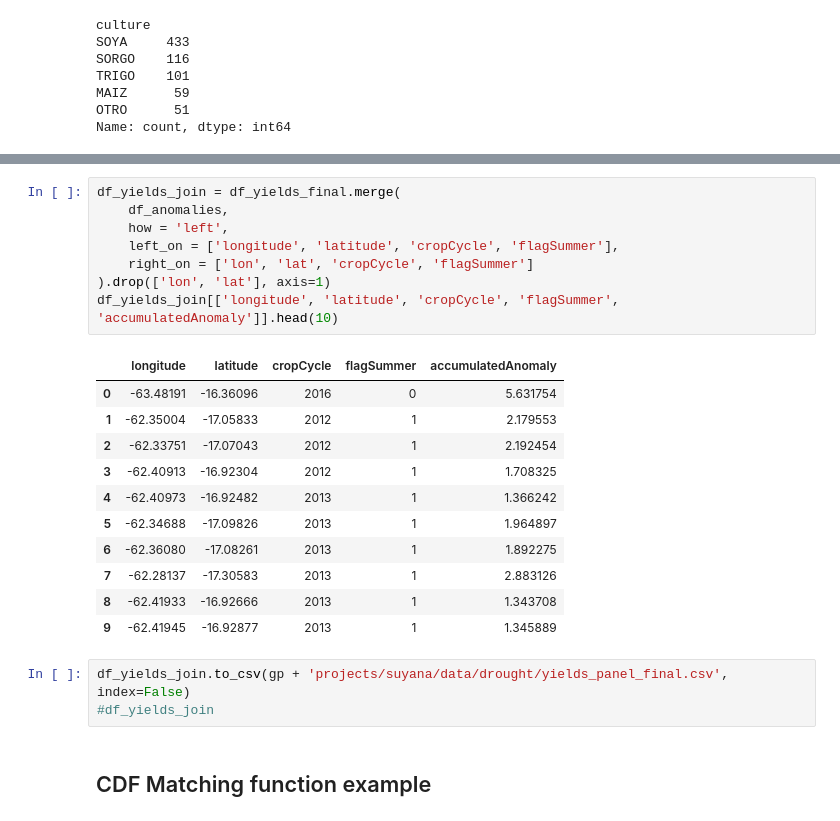
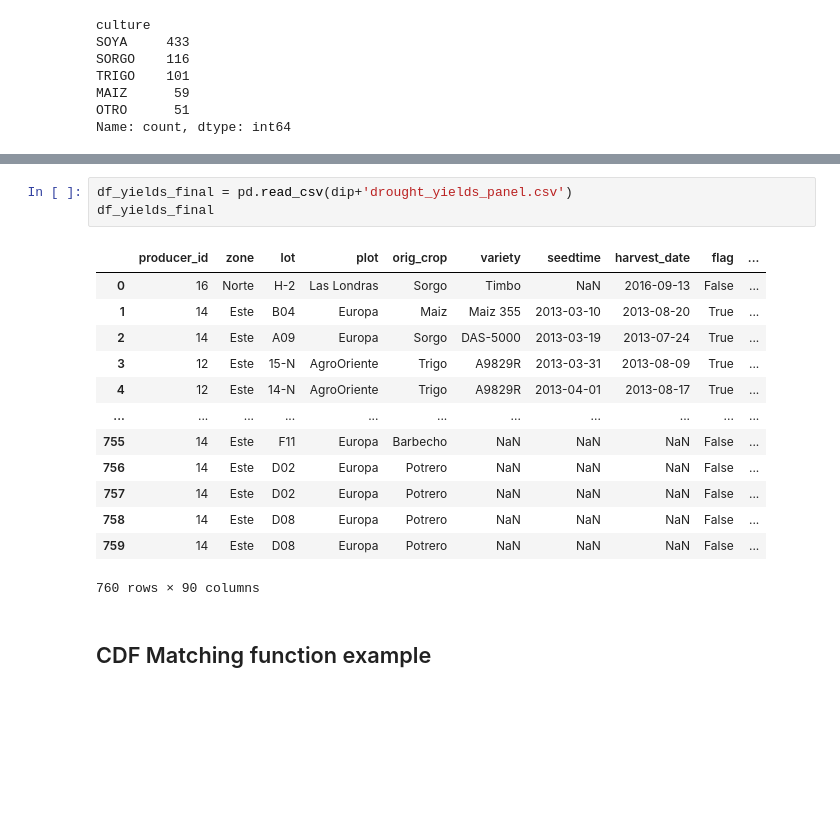
Before and after one commit to gaguilarc98/suyana, a Jupyter notebook: scripts/drought/00_data_treatment.ipynb, the cells around one changed output, grey strips where cells are left out. Cells and saved outputs as stored; diff of their text form; blank space fills up the shorter version.

```diff
--- a/scripts/drought/00_data_treatment.ipynb
+++ b/scripts/drought/00_data_treatment.ipynb
@@ -405,26 +314,20 @@ df_anomalies
-# %%
-df_yields_join = df_yields_final.merge(
-    df_anomalies,
-    how = 'left',
-    left_on = ['longitude', 'latitude', 'cropCycle', 'flagSummer'],
-    right_on = ['lon', 'lat', 'cropCycle', 'flagSummer']
-).drop(['lon', 'lat'], axis=1)
-df_yields_join[['longitude', 'latitude', 'cropCycle', 'flagSummer', 'accumulatedAnomaly']].head(10)
-# %% [output]
-|  | longitude | latitude | cropCycle | flagSummer | accumulatedAnomaly |
-| 0 | -63.48191 | -16.36096 | 2016 | 0 | 5.631754 |
-| 1 | -62.35004 | -17.05833 | 2012 | 1 | 2.179553 |
-| 2 | -62.33751 | -17.07043 | 2012 | 1 | 2.192454 |
-| 3 | -62.40913 | -16.92304 | 2012 | 1 | 1.708325 |
-| 4 | -62.40973 | -16.92482 | 2013 | 1 | 1.366242 |
-| 5 | -62.34688 | -17.09826 | 2013 | 1 | 1.964897 |
-| 6 | -62.36080 | -17.08261 | 2013 | 1 | 1.892275 |
-| 7 | -62.28137 | -17.30583 | 2013 | 1 | 2.883126 |
-| 8 | -62.41933 | -16.92666 | 2013 | 1 | 1.343708 |
-| 9 | -62.41945 | -16.92877 | 2013 | 1 | 1.345889 |
-# %%
-df_yields_join.to_csv(gp + 'projects/suyana/data/drought/yields_panel_final.csv', index=False)
-#df_yields_join
+# %%
+df_yields_final = pd.read_csv(dip+'drought_yields_panel.csv')
+df_yields_final
+# %% [output]
+|  | producer_id | zone | lot | plot | orig_crop | variety | seedtime | harvest_date | flag | ... |
+| 0 | 16 | Norte | H-2 | Las Londras | Sorgo | Timbo | NaN | 2016-09-13 | False | ... |
+| 1 | 14 | Este | B04 | Europa | Maiz | Maiz 355 | 2013-03-10 | 2013-08-20 | True | ... |
+| 2 | 14 | Este | A09 | Europa | Sorgo | DAS-5000 | 2013-03-19 | 2013-07-24 | True | ... |
+| 3 | 12 | Este | 15-N | AgroOriente | Trigo | A9829R | 2013-03-31 | 2013-08-09 | True | ... |
+| 4 | 12 | Este | 14-N | AgroOriente | Trigo | A9829R | 2013-04-01 | 2013-08-17 | True | ... |
+| ... | ... | ... | ... | ... | ... | ... | ... | ... | ... | ... |
+| 755 | 14 | Este | F11 | Europa | Barbecho | NaN | NaN | NaN | False | ... |
+| 756 | 14 | Este | D02 | Europa | Potrero | NaN | NaN | NaN | False | ... |
+| 757 | 14 | Este | D02 | Europa | Potrero | NaN | NaN | NaN | False | ... |
+| 758 | 14 | Este | D08 | Europa | Potrero | NaN | NaN | NaN | False | ... |
+| 759 | 14 | Este | D08 | Europa | Potrero | NaN | NaN | NaN | False | ... |
+760 rows × 90 columns
 # %% [markdown]
 ## CDF Matching function example
 # %%
```
Also changed, not shown: parts of 20 cells of this notebook, 24 other files.
